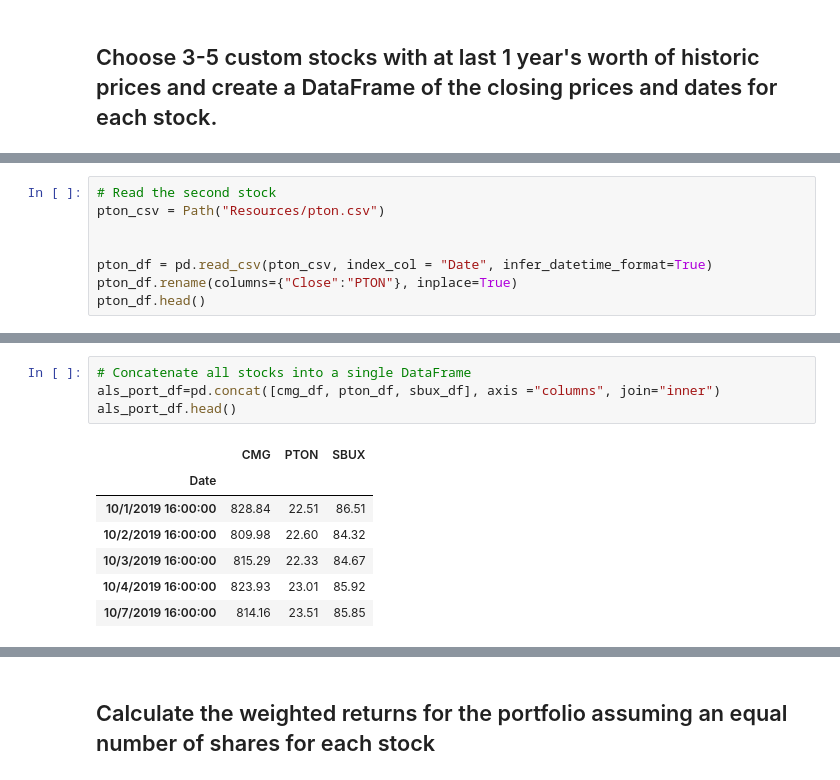
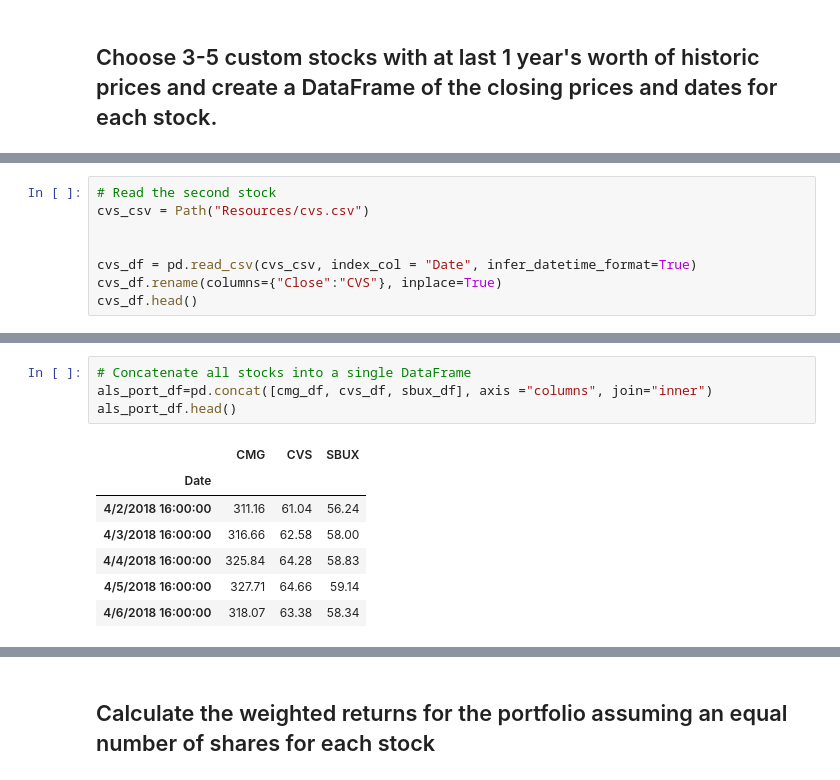
Before and after one commit to adriennestark/als_pandas_hw, a Jupyter notebook: whale_analysis.ipynb, the cells around one changed output, grey strips where cells are left out. Cells and saved outputs as stored; diff of their text form.

```diff
--- a/whale_analysis.ipynb
+++ b/whale_analysis.ipynb
@@ -338,9 +402,9 @@ cmg_df.head()
 # %%
 # Read the second stock
-pton_csv = Path("Resources/pton.csv")
+cvs_csv = Path("Resources/cvs.csv")
 
 
-pton_df = pd.read_csv(pton_csv, index_col = "Date", infer_datetime_format=True)
-pton_df.rename(columns={"Close":"PTON"}, inplace=True)
-pton_df.head()
+cvs_df = pd.read_csv(cvs_csv, index_col = "Date", infer_datetime_format=True)
+cvs_df.rename(columns={"Close":"CVS"}, inplace=True)
+cvs_df.head()
 # %% [output]
@@ -370,15 +434,15 @@ sbux_df.head()
 # %%
 # Concatenate all stocks into a single DataFrame
-als_port_df=pd.concat([cmg_df, pton_df, sbux_df], axis ="columns", join="inner")
+als_port_df=pd.concat([cmg_df, cvs_df, sbux_df], axis ="columns", join="inner")
 als_port_df.head()
 # %% [output]
-|  | CMG | PTON | SBUX |
+|  | CMG | CVS | SBUX |
 | Date |  |  |  |
-| 10/1/2019 16:00:00 | 828.84 | 22.51 | 86.51 |
-| 10/2/2019 16:00:00 | 809.98 | 22.60 | 84.32 |
-| 10/3/2019 16:00:00 | 815.29 | 22.33 | 84.67 |
-| 10/4/2019 16:00:00 | 823.93 | 23.01 | 85.92 |
-| 10/7/2019 16:00:00 | 814.16 | 23.51 | 85.85 |
+| 4/2/2018 16:00:00 | 311.16 | 61.04 | 56.24 |
+| 4/3/2018 16:00:00 | 316.66 | 62.58 | 58.00 |
+| 4/4/2018 16:00:00 | 325.84 | 64.28 | 58.83 |
+| 4/5/2018 16:00:00 | 327.71 | 64.66 | 59.14 |
+| 4/6/2018 16:00:00 | 318.07 | 63.38 | 58.34 |
 # %%
 # Reset the index to nothing
 
```
Also changed, not shown: parts of 18 cells of this notebook, 3 other files.
